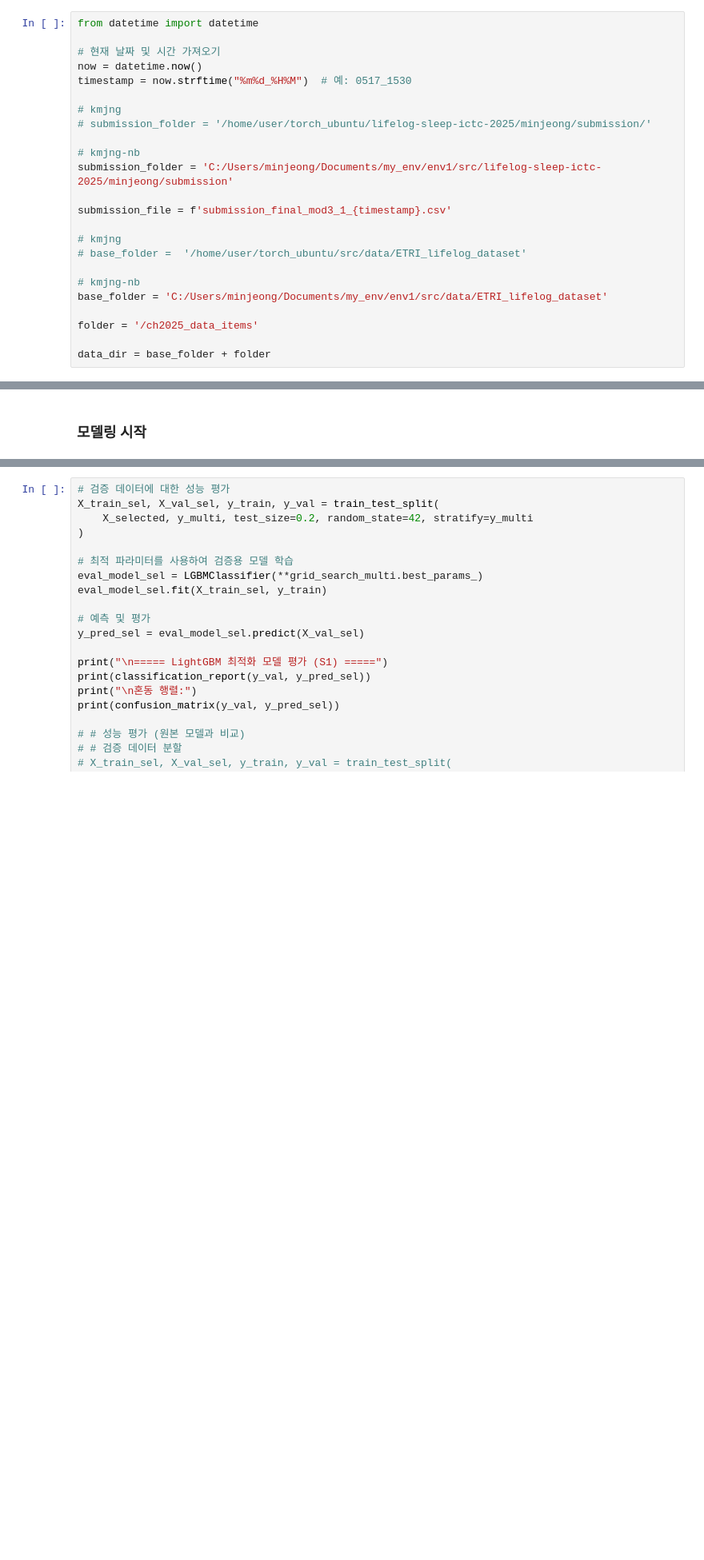
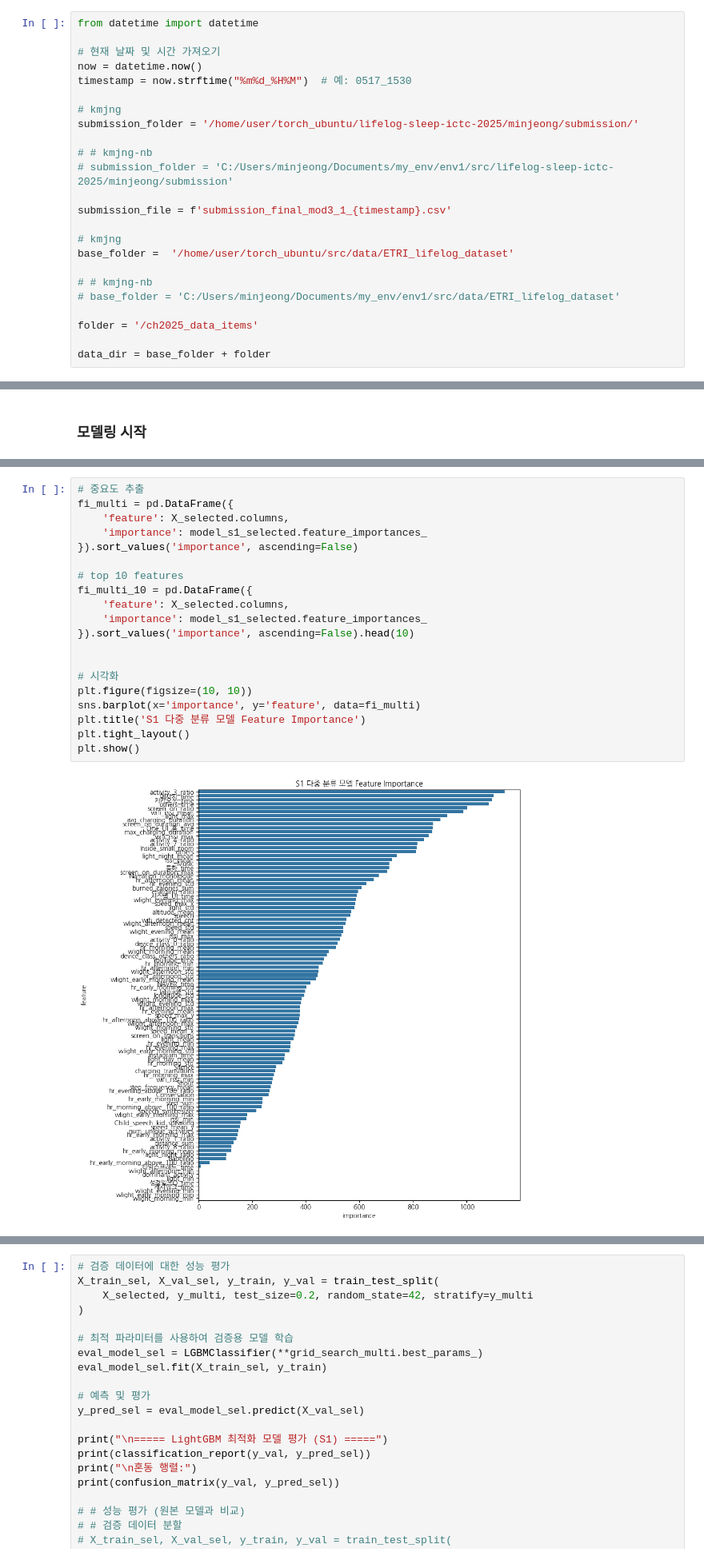
Before and after one commit to datalab-hub/lifelog-sleep-ictc-2025, a Jupyter notebook: minjeong/dacon_etri_base_mod3_2.ipynb, the cells around one changed output, grey strips where cells are left out. Shown at 80% size. Drawn from its saved outputs; the diff is of its cells as text; blank space fills up the shorter version.

```diff
--- a/minjeong/dacon_etri_base_mod3_2.ipynb
+++ b/minjeong/dacon_etri_base_mod3_2.ipynb
@@ -9,18 +9,18 @@ now = datetime.now()
 timestamp = now.strftime("%m%d_%H%M")  # 예: 0517_1530
 
 # kmjng
-# submission_folder = '/home/user/torch_ubuntu/lifelog-sleep-ictc-2025/minjeong/submission/'
+submission_folder = '/home/user/torch_ubuntu/lifelog-sleep-ictc-2025/minjeong/submission/'
 
-# kmjng-nb
-submission_folder = 'C:/Users/minjeong/Documents/my_env/env1/src/lifelog-sleep-ictc-2025/minjeong/submission'
+# # kmjng-nb
+# submission_folder = 'C:/Users/minjeong/Documents/my_env/env1/src/lifelog-sleep-ictc-2025/minjeong/submission'
 
 submission_file = f'submission_final_mod3_1_{timestamp}.csv'
 
 # kmjng
-# base_folder =  '/home/user/torch_ubuntu/src/data/ETRI_lifelog_dataset'
+base_folder =  '/home/user/torch_ubuntu/src/data/ETRI_lifelog_dataset'
 
-# kmjng-nb
-base_folder = 'C:/Users/minjeong/Documents/my_env/env1/src/data/ETRI_lifelog_dataset'
+# # kmjng-nb
+# base_folder = 'C:/Users/minjeong/Documents/my_env/env1/src/data/ETRI_lifelog_dataset'
 
 folder = '/ch2025_data_items'
 
@@ -911,0 +882,22 @@ Fitting 3 folds for each of 32 candidates, totalling 96 fits
+# %%
+# 중요도 추출
+fi_multi = pd.DataFrame({
+    'feature': X_selected.columns,
+    'importance': model_s1_selected.feature_importances_
+}).sort_values('importance', ascending=False)
+
+# top 10 features
+fi_multi_10 = pd.DataFrame({
+    'feature': X_selected.columns,
+    'importance': model_s1_selected.feature_importances_
+}).sort_values('importance', ascending=False).head(10)
+
+
+# 시각화
+plt.figure(figsize=(10, 10))
+sns.barplot(x='importance', y='feature', data=fi_multi)
+plt.title('S1 다중 분류 모델 Feature Importance')
+plt.tight_layout()
+plt.show()
+# %% [output]
+[figure, added]
```
Also changed, not shown: parts of 20 cells of this notebook, 3 other files.
